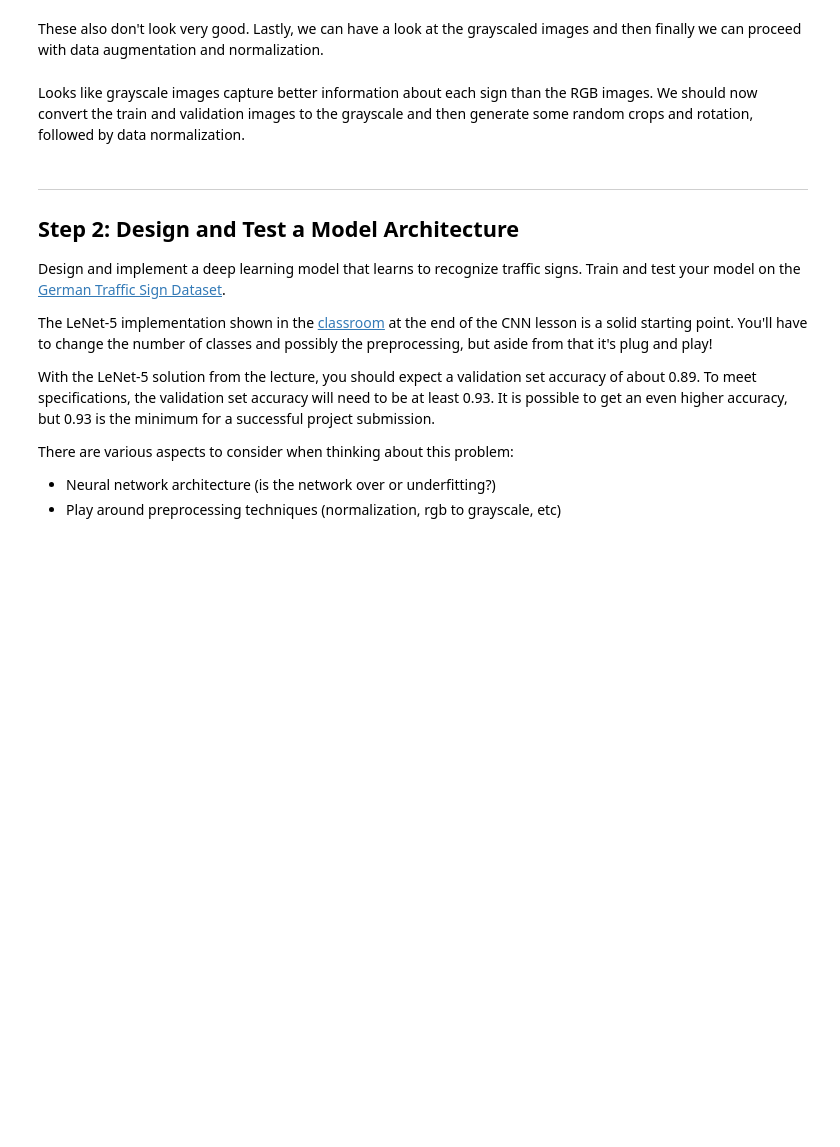
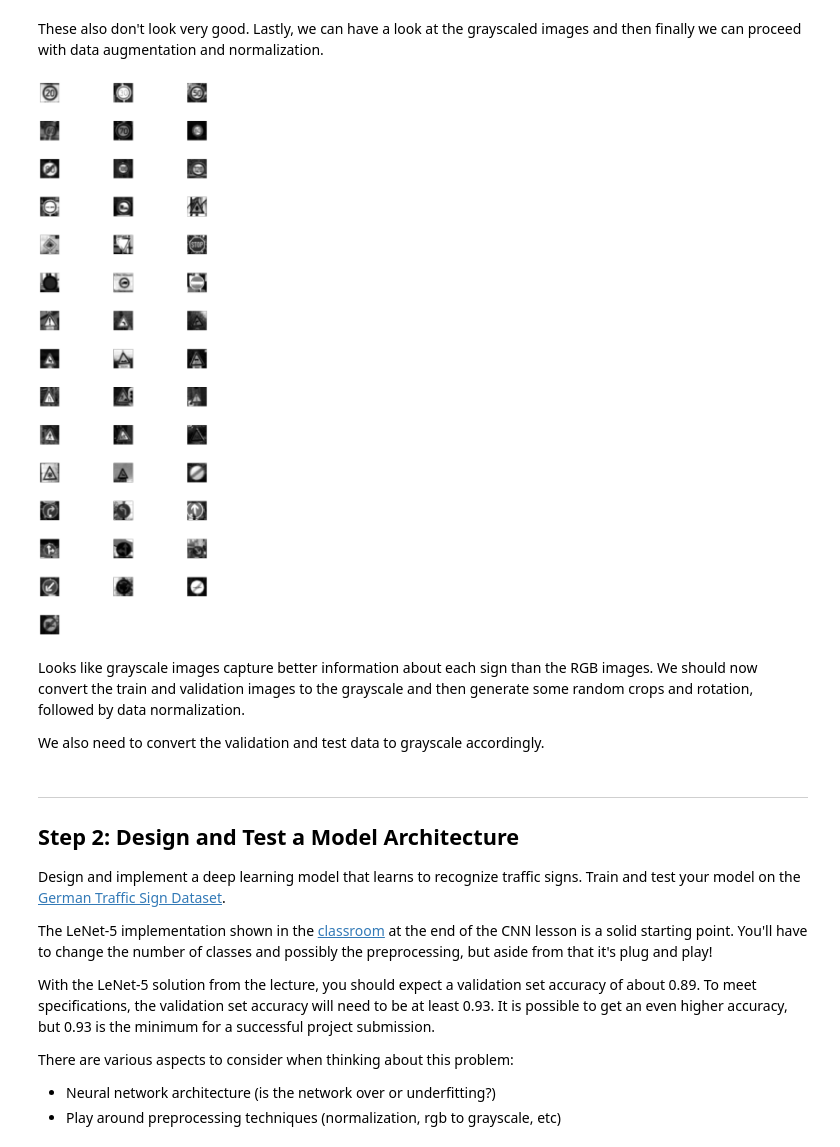
Before and after one commit to bkanaki/CarND-Traffic-Sign-Classifier-Project, a Jupyter notebook: Traffic_Sign_Classifier.ipynb, the cells around one changed output. Cells and saved outputs as stored; diff of their text form; code cells hidden in the pictures; blank space fills up the shorter version.

```diff
--- a/Traffic_Sign_Classifier.ipynb
+++ b/Traffic_Sign_Classifier.ipynb
@@ -158,19 +182,18 @@ plot_images(sample_images)
 Looks like HSV Colorspace won't help much as some of the images are clearly not represented well. Can try the brightness and contrast adjustment next.
 # %%
 # look at the change in brightness and contrast values of the images
-bright_images = tf.image.adjust_brightness(X_train, 0.2)
-better_images = tf.image.adjust_contrast(bright_images, 0.2)
+# tried multiple values here.
+X_train_bright = tf.image.adjust_brightness(X_train, 0.2)
+X_train_contrast = tf.image.adjust_contrast(X_train_bright, 0.2)
 
 with data_sess.as_default():
-    better_images = better_images.eval()
+    X_train_contrast = X_train_contrast.eval()
 
-sample_shape = [n_classes]
-sample_shape.extend(list(image_shape))
 sample_images = np.zeros(sample_shape)
 
 for i in range(n_classes):
     idxs = y_train==i
-    sample_train = better_images[idxs]
+    sample_train = X_train_contrast[idxs]
     idx = np.random.choice(range(len(sample_train)))
     sample_images[i] = sample_train[idx]
 
@@ -178,18 +201,21 @@ plot_images(sample_images)
 # %% [markdown]
 These also don't look very good. Lastly, we can have a look at the grayscaled images and then finally we can proceed with data augmentation and normalization.
 # %%
-gray_images = tf.image.rgb_to_grayscale(X_train)
+X_train_gray = tf.image.rgb_to_grayscale(X_train)
 with data_sess.as_default():
-    gray_images = gray_images.eval()
+    X_train_gray = X_train_gray.eval()
 
-sample_shape = [n_classes]
-sample_shape.extend(list(image_shape))
-sample_images = np.zeros(sample_shape)
+gray_image_shape = X_train_gray[0].shape
+gray_sample_shape = [n_classes]
+gray_sample_shape.extend(list(gray_image_shape))
+sample_images = np.zeros(gray_sample_shape)
 
 for i in range(n_classes):
     idxs = y_train==i
-    sample_train = gray_images[idxs]
+    sample_train = X_train_gray[idxs]
     idx = np.random.choice(range(len(sample_train)))
     sample_images[i] = sample_train[idx]
 
 plot_images(sample_images)
+# %% [output]
+[figure, added]
@@ -198,2 +222,4 @@ plot_images(sample_images)
 # %% [markdown]
 Looks like grayscale images capture better information about each sign than the RGB images. We should now convert the train and validation images to the grayscale and then generate some random crops and rotation, followed by data normalization.
+
+We also need to convert the validation and test data to grayscale accordingly.
```
Also changed, not shown: parts of 35 cells of this notebook, 1 other file.
